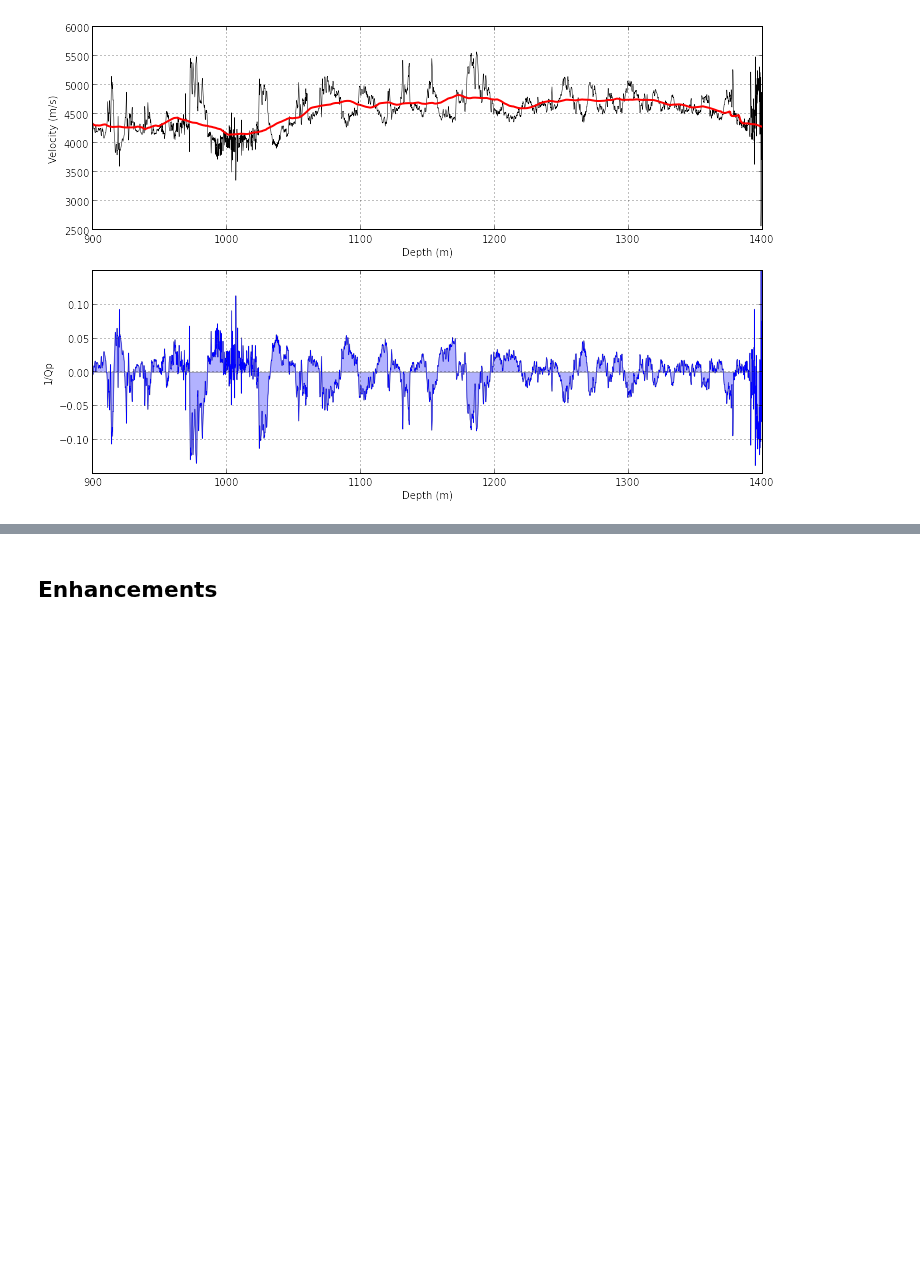
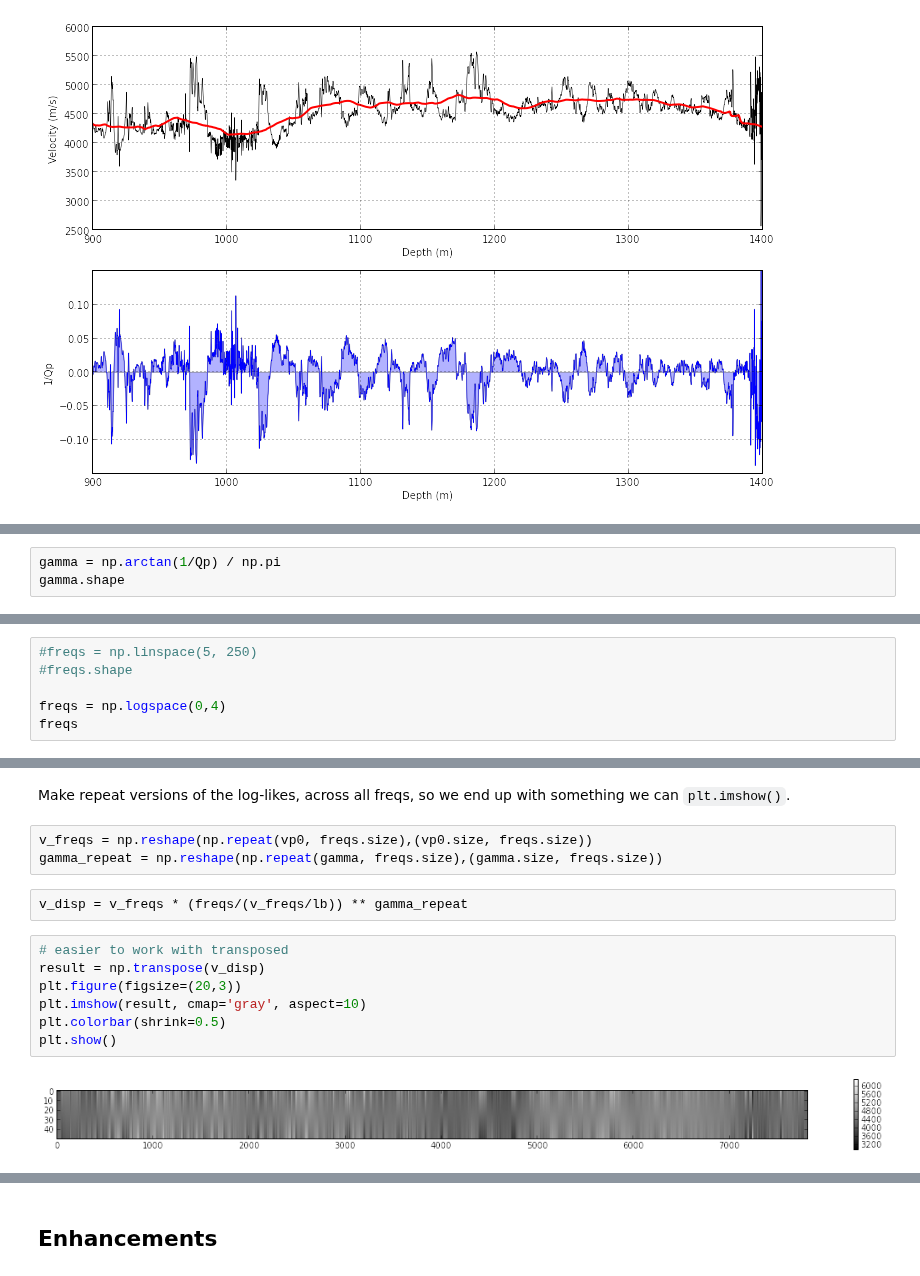
Before and after one commit to kwinkunks/notebooks, a Jupyter notebook: Backus.ipynb, the cells around one changed output, grey strips where cells are left out. Drawn from its saved outputs; the diff is of its cells as text; blank space fills up the shorter version.

```diff
--- a/Backus.ipynb
+++ b/Backus.ipynb
@@ -372,0 +395,3 @@ plt.show()
+# %%
+gamma = np.arctan(1/Qp) / np.pi
+gamma.shape
@@ -372,0 +400,6 @@ plt.show()
+# %%
+#freqs = np.linspace(5, 250)
+#freqs.shape
+
+freqs = np.logspace(0,4)
+freqs
@@ -372,0 +424,16 @@ plt.show()
+# %% [markdown]
+Make repeat versions of the log-likes, across all freqs, so we end up with something we can `plt.imshow()`.
+# %%
+v_freqs = np.reshape(np.repeat(vp0, freqs.size),(vp0.size, freqs.size))
+gamma_repeat = np.reshape(np.repeat(gamma, freqs.size),(gamma.size, freqs.size))
+# %%
+v_disp = v_freqs * (freqs/(v_freqs/lb)) ** gamma_repeat
+# %%
+# easier to work with transposed
+result = np.transpose(v_disp)
+plt.figure(figsize=(20,3))
+plt.imshow(result, cmap='gray', aspect=10)
+plt.colorbar(shrink=0.5)
+plt.show()
+# %% [output]
+[figure, added]
```
Also changed, not shown: parts of 18 cells of this notebook.
